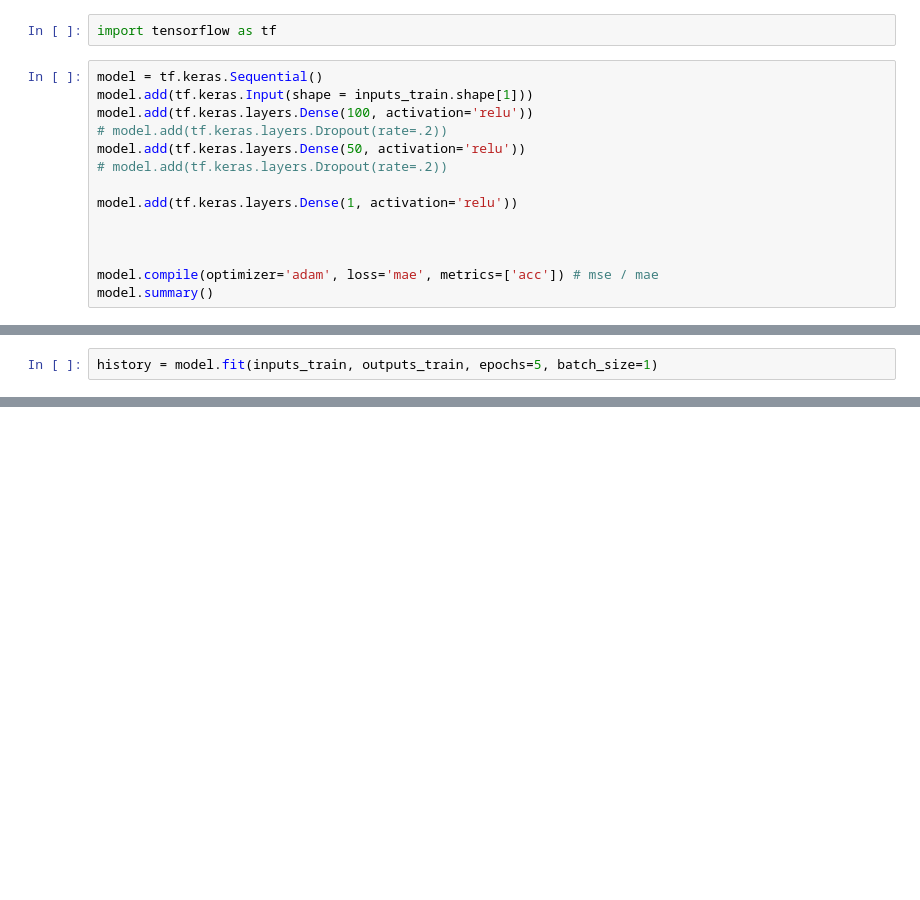
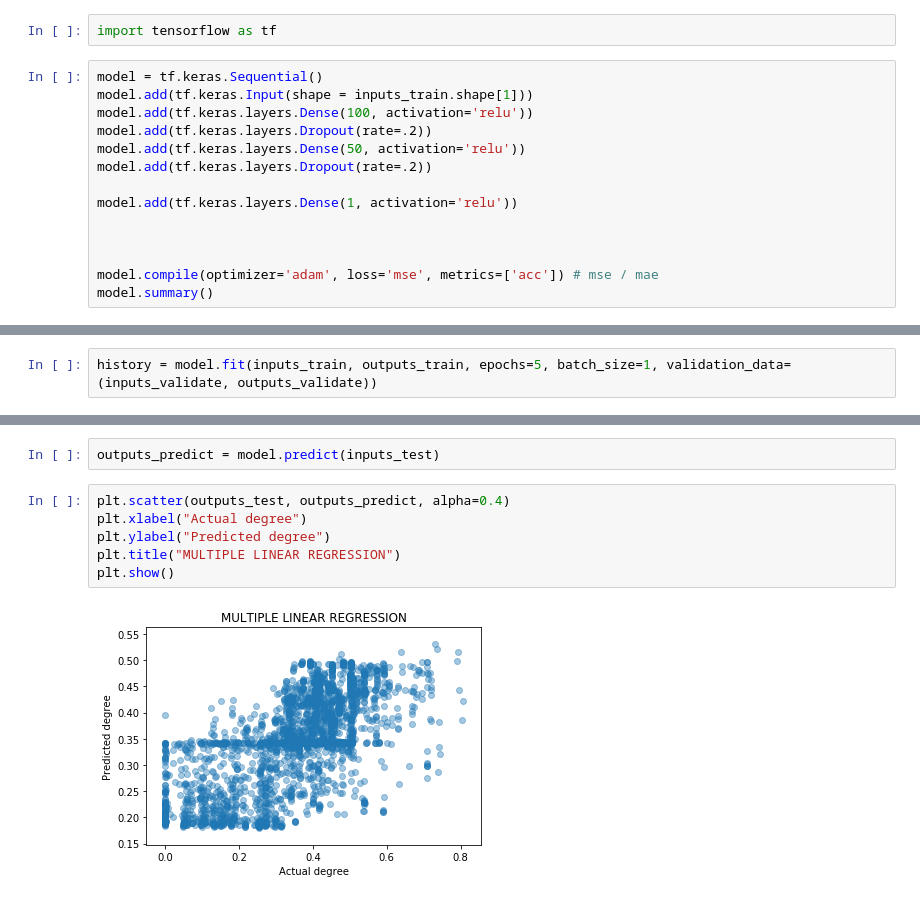
Before and after one commit to wsy8029/ai-contents-maze-runner, a Jupyter notebook: src/EDA.ipynb, the cells around one changed output, grey strips where cells are left out. Drawn from its saved outputs; the diff is of its cells as text; blank space fills up the shorter version.

Commit message:
Adjust normalized data in training

```diff
--- a/src/EDA.ipynb
+++ b/src/EDA.ipynb
@@ -122,14 +122,14 @@ import tensorflow as tf
 model = tf.keras.Sequential()
 model.add(tf.keras.Input(shape = inputs_train.shape[1]))
 model.add(tf.keras.layers.Dense(100, activation='relu'))
-# model.add(tf.keras.layers.Dropout(rate=.2))
+model.add(tf.keras.layers.Dropout(rate=.2))
 model.add(tf.keras.layers.Dense(50, activation='relu'))
-# model.add(tf.keras.layers.Dropout(rate=.2))
+model.add(tf.keras.layers.Dropout(rate=.2))
 
 model.add(tf.keras.layers.Dense(1, activation='relu'))
 
 
 
-model.compile(optimizer='adam', loss='mae', metrics=['acc']) # mse / mae
+model.compile(optimizer='adam', loss='mse', metrics=['acc']) # mse / mae
 model.summary()
 # %% [output]
@@ -148,5 +151,5 @@ Trainable params: 5,401
 Non-trainable params: 0
 _________________________________________________________________
 # %%
-history = model.fit(inputs_train, outputs_train, epochs=5, batch_size=1)
+history = model.fit(inputs_train, outputs_train, epochs=5, batch_size=1, validation_data=(inputs_validate, outputs_validate))
 # %% [output]
@@ -163,0 +167,10 @@ Epoch 5/5
+# %%
+outputs_predict = model.predict(inputs_test)
+# %%
+plt.scatter(outputs_test, outputs_predict, alpha=0.4)
+plt.xlabel("Actual degree")
+plt.ylabel("Predicted degree")
+plt.title("MULTIPLE LINEAR REGRESSION")
+plt.show()
+# %% [output]
+[figure, added]
```
Also changed, not shown: parts of 5 cells of this notebook.
